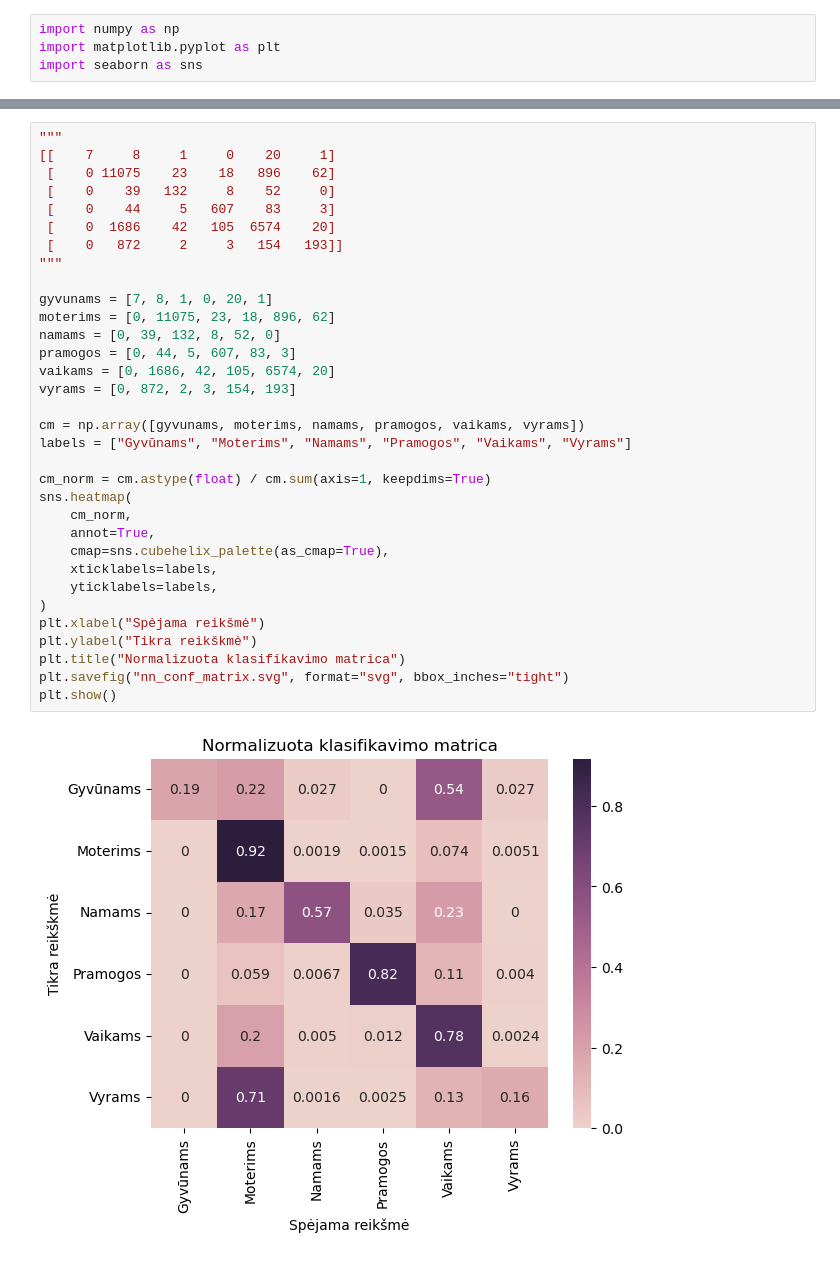
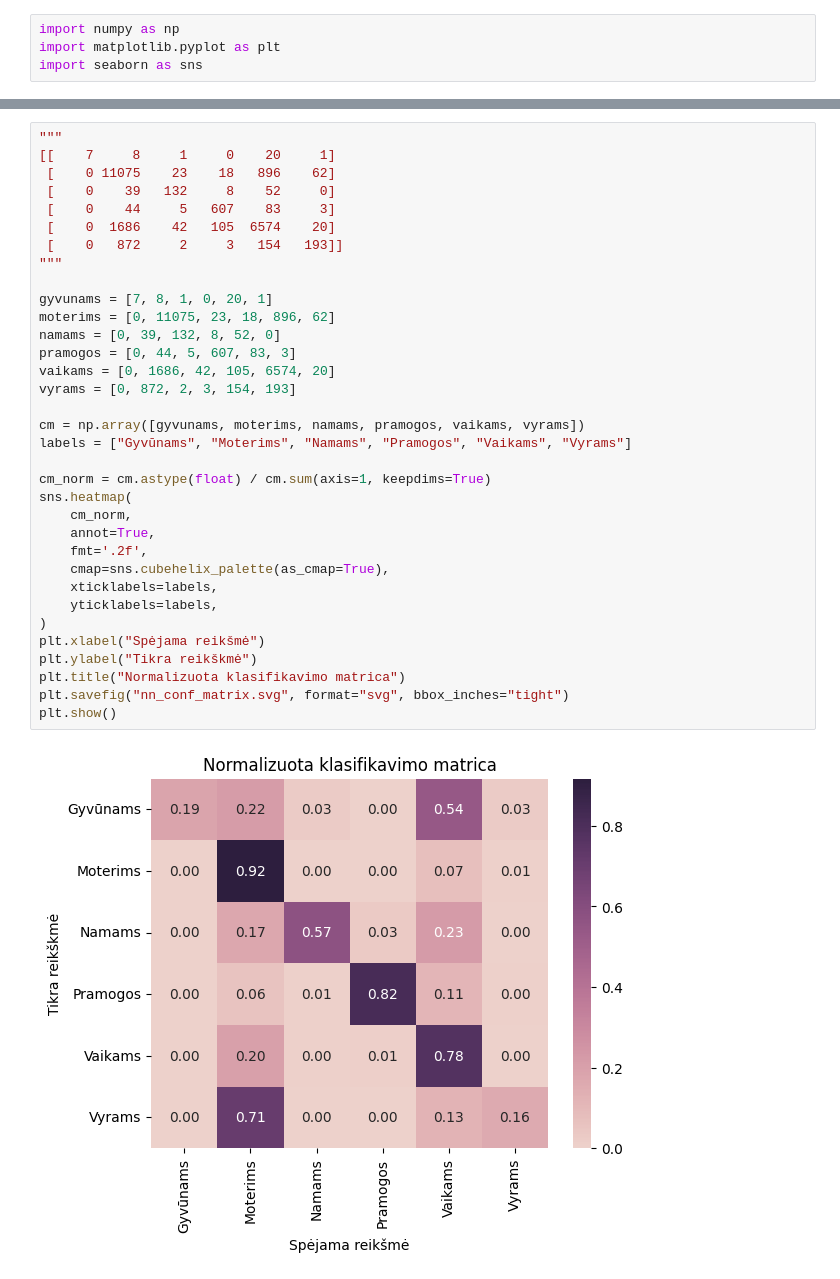
Before and after one commit to Friebay/Vinted_classification_NLP, a Jupyter notebook: conf_matrix.ipynb, the cells around one changed output, grey strips where cells are left out. Saved outputs shown, nothing was run; the diff lists cells and outputs as text.

```diff
--- a/conf_matrix.ipynb
+++ b/conf_matrix.ipynb
@@ -80,31 +84,32 @@ plt.show()
  [    0    39   132     8    52     0]
  [    0    44     5   607    83     3]
  [    0  1686    42   105  6574    20]
  [    0   872     2     3   154   193]]
 """
 
 gyvunams = [7, 8, 1, 0, 20, 1]
 moterims = [0, 11075, 23, 18, 896, 62]
 namams = [0, 39, 132, 8, 52, 0]
 pramogos = [0, 44, 5, 607, 83, 3]
 vaikams = [0, 1686, 42, 105, 6574, 20]
 vyrams = [0, 872, 2, 3, 154, 193]
 
 cm = np.array([gyvunams, moterims, namams, pramogos, vaikams, vyrams])
 labels = ["Gyvūnams", "Moterims", "Namams", "Pramogos", "Vaikams", "Vyrams"]
 
 cm_norm = cm.astype(float) / cm.sum(axis=1, keepdims=True)
 sns.heatmap(
     cm_norm,
     annot=True,
+    fmt='.2f',
     cmap=sns.cubehelix_palette(as_cmap=True),
     xticklabels=labels,
     yticklabels=labels,
 )
 plt.xlabel("Spėjama reikšmė")
 plt.ylabel("Tikra reikškmė")
 plt.title("Normalizuota klasifikavimo matrica")
 plt.savefig("nn_conf_matrix.svg", format="svg", bbox_inches="tight")
 plt.show()
 # %% [output]
-[figure, old version]
+[figure, new version]
```
Also changed, not shown: parts of 2 cells of this notebook, 6 other files.
